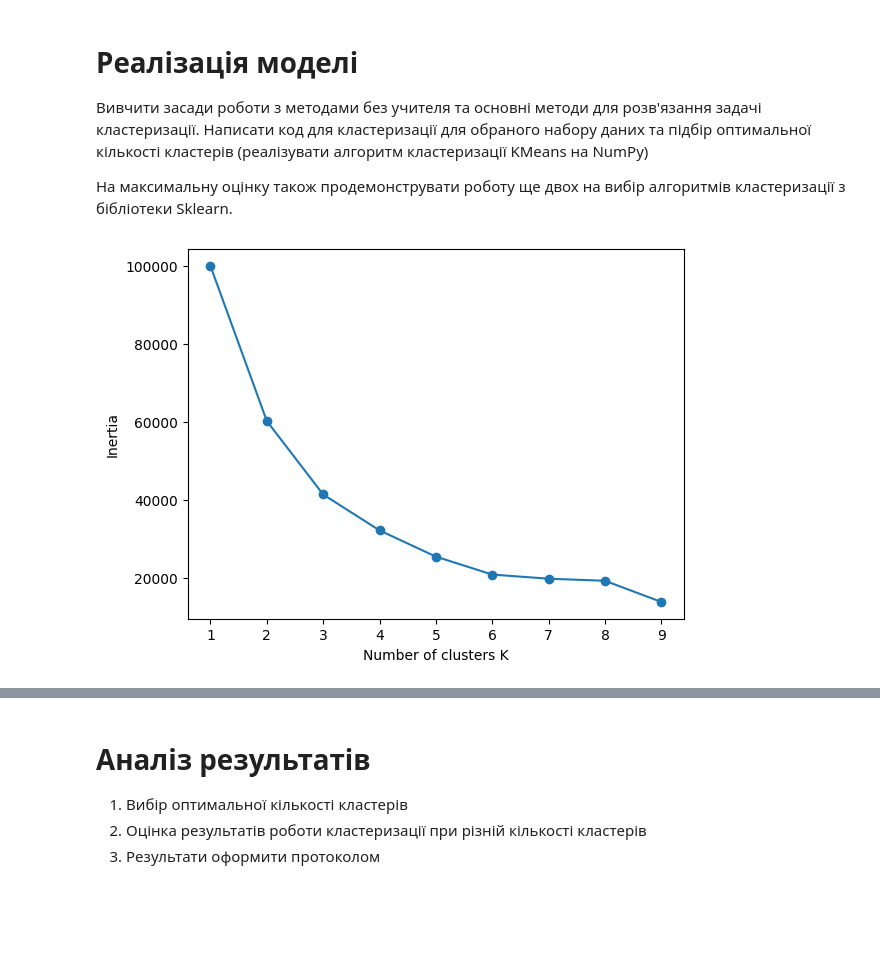
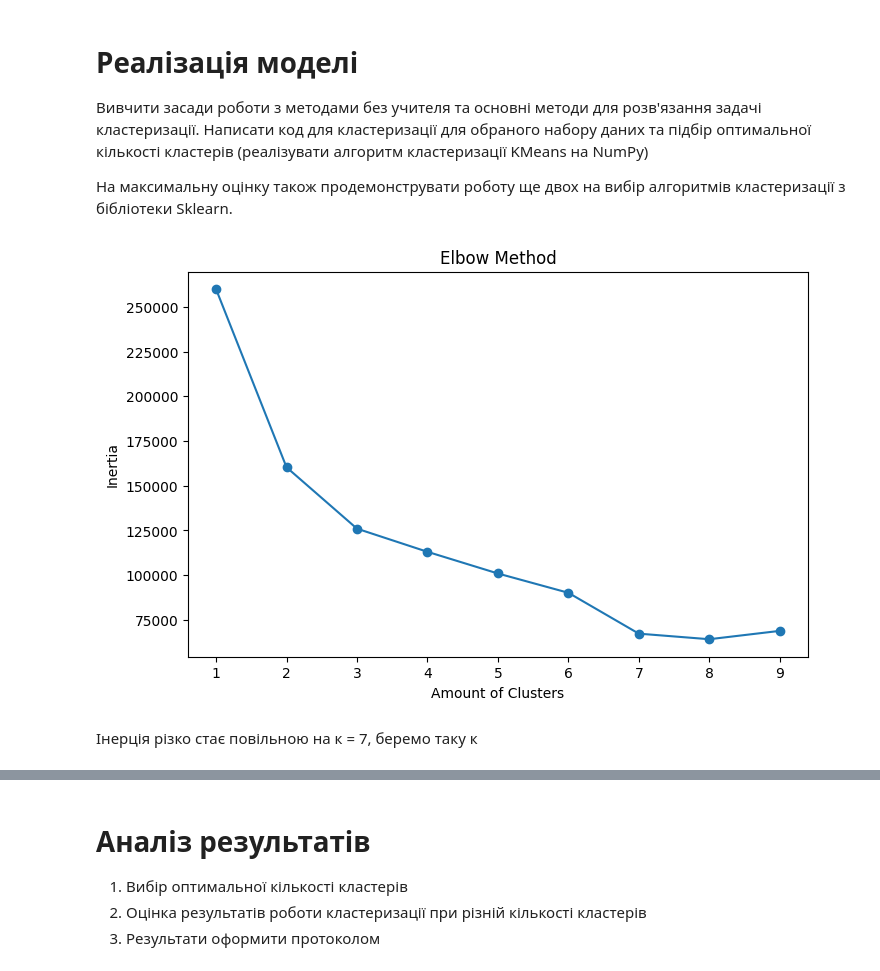
Before and after one commit to KlymentievMaksym/MLM, a Jupyter notebook: Lab5/Maksym_Klymentiev_FI21_Clustering.ipynb, the cells around one changed output, grey strips where cells are left out. Saved outputs shown, nothing was run; the diff lists cells and outputs as text; code cells hidden in the pictures; blank space fills up the shorter version.

```diff
--- a/Lab5/Maksym_Klymentiev_FI21_Clustering.ipynb
+++ b/Lab5/Maksym_Klymentiev_FI21_Clustering.ipynb
@@ -117,13 +116,10 @@ winery                       0
 dtype: int64
 [figure]
 # %%
-points_median = data.loc[data["points"] > 0, "points"].median()
-data.loc[data["points"].isnull(), "points"] = points_median
-
 price_median = data.loc[data["price"] > 0, "price"].median()
 data.loc[data["price"].isnull(), "price"] = price_median
 
-data_ = data[["points", "price"]][:30_000]
+data_ = data[["points", "price"]]#[:30_000]
 
 corr = data_.corr()
 plt.figure(figsize=(10,8))
@@ -169,15 +176,19 @@ labels, centroids = kmeans(X_scaled, K=3)
 # %%
 inertia = []
 K_range = range(1, 10)
-for K in K_range:
-    labels, centroids = kmeans(X_scaled, K)
-    sse = sum(np.sum((X_scaled[labels == k] - centroids[k])**2) for k in range(K))
-    inertia.append(sse)
+for k in K_range:
+    model = MiniBatchKMeans(n_clusters=k, n_init=3, random_state=42)
+    model.fit(X_scaled)
+    inertia.append(model.inertia_)
 
-plt.plot(K_range, inertia, 'o-')
-plt.xlabel("Number of clusters K")
-plt.ylabel("Inertia")
+plt.figure(figsize=(8, 5))
+plt.plot(K_range, inertia, marker='o')
+plt.title('Elbow Method')
+plt.xlabel('Amount of Clusters')
+plt.ylabel('Inertia')
 plt.show()
 # %% [output]
-[figure, old version]
+[figure, new version]
+# %% [markdown]
+Інерція різко стає повільною на к = 7, беремо таку к
 # %%
```
Also changed, not shown: parts of 7 cells of this notebook, 1 other file.
